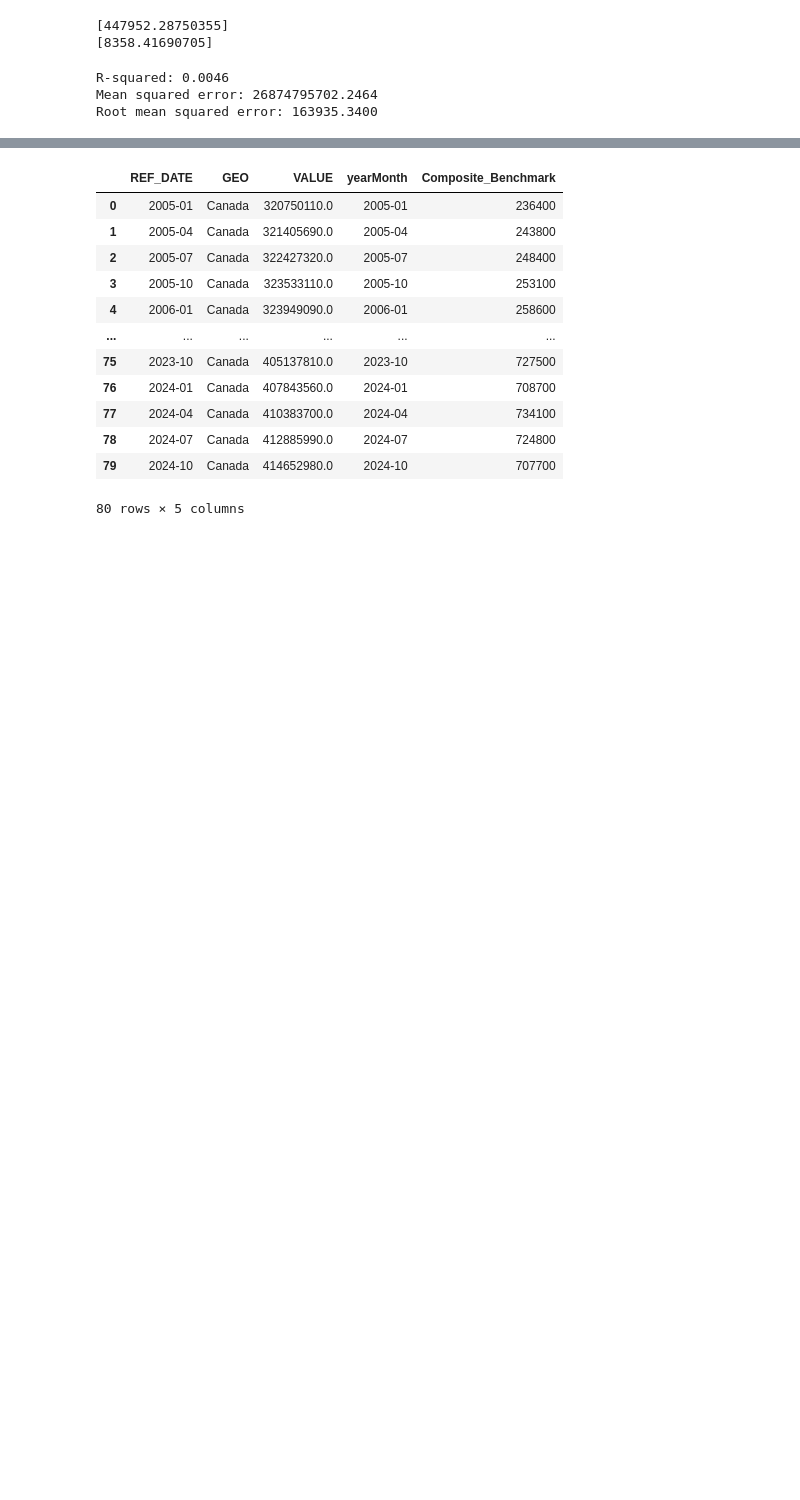
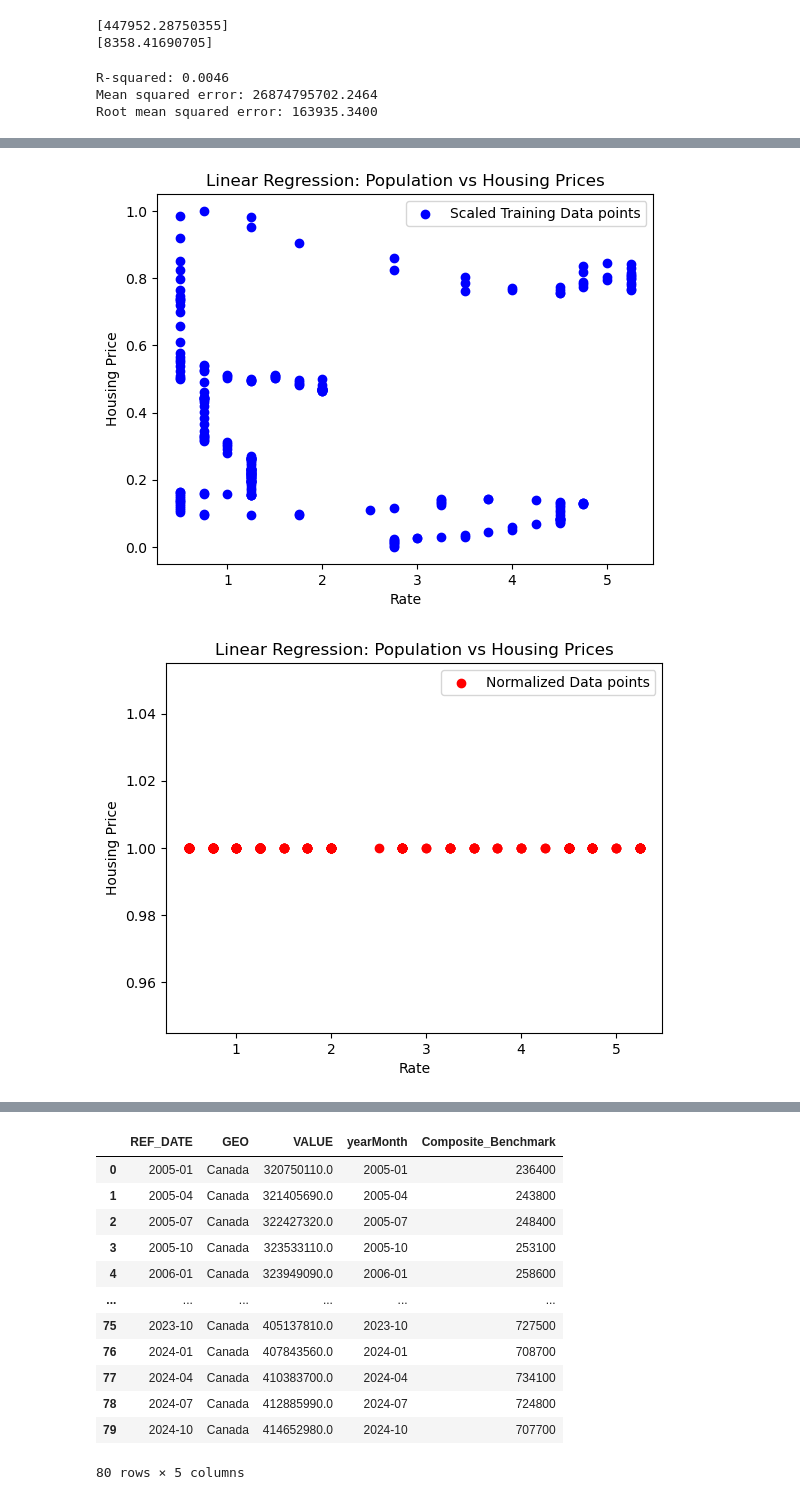
Before and after one commit to gvs311/data-analysis-housing, a Jupyter notebook: Project-v2.ipynb, the cells around one changed output, grey strips where cells are left out. Saved outputs shown, nothing was run; the diff lists cells and outputs as text; code cells hidden in the pictures; blank space fills up the shorter version.

```diff
--- a/Project-v2.ipynb
+++ b/Project-v2.ipynb
@@ -271,0 +280,53 @@ plt.show()
+# %%
+rateHousingDf["VALUE"].value_counts()
+scaler = MinMaxScaler()
+rateHousingDf["scale_price"] = scaler.fit_transform(rateHousingDf[['Composite_Benchmark']])
+rateHousingDf
+
+plt.scatter(rateHousingDf["VALUE"], rateHousingDf["scale_price"], color='blue', label='Scaled Training Data points')
+
+
+plt.xlabel('Rate')
+plt.ylabel('Housing Price')
+plt.title('Linear Regression: Population vs Housing Prices')
+plt.legend()
+plt.show()
+
+#normalize the rateHousingDf housing prices
+rateHousingDf["normprice"] = preprocessing.normalize(rateHousingDf[['Composite_Benchmark']])
+plt.scatter(rateHousingDf["VALUE"], rateHousingDf["normprice"], color='red', label='Normalized Data points')
+plt.xlabel('Rate')
+plt.ylabel('Housing Price')
+plt.title('Linear Regression: Population vs Housing Prices')
+plt.legend()
+plt.show()
+
+
+rateHousingDf['log_Composite_Benchmark'] = np.log(rateHousingDf['Composite_Benchmark'])
+rateHousingDf['Composite_Benchmark_diff'] = rateHousingDf['Composite_Benchmark'].diff()
+rateHousingDf
+plt.scatter(rateHousingDf["VALUE"], rateHousingDf['Composite_Benchmark_diff'], color='orange', label='Diff Data points')
+plt.xlabel('Rate')
+plt.ylabel('Housing Price')
+plt.title('Linear Regression: Population vs Housing Prices')
+plt.legend()
+plt.show()
+X_train, X_test, y_train, y_test = train_test_split(rateHousingDf["VALUE"], rateHousingDf['Composite_Benchmark_diff'], test_size=0.2, random_state=42, shuffle = True)
+X_train = X_train.to_frame()
+y_train = y_train.to_frame()
+
+X_test = X_test.to_frame()
+y_test = y_test.to_frame()
+
+
+
+rateHousingModel = LinearRegression()
+rateHousingModel.fit(X_train, y_train)
+
+rateHousingPred = rateHousingModel.predict(X_test)
+print(rateHousingPred)
+
+print(len(X_train), len(y_train), len(X_test), len(y_test), len(rateHousingPred))
+# %% [output]
+[figure, added]
+[figure, added]
```
Also changed, not shown: parts of 14 cells of this notebook.
